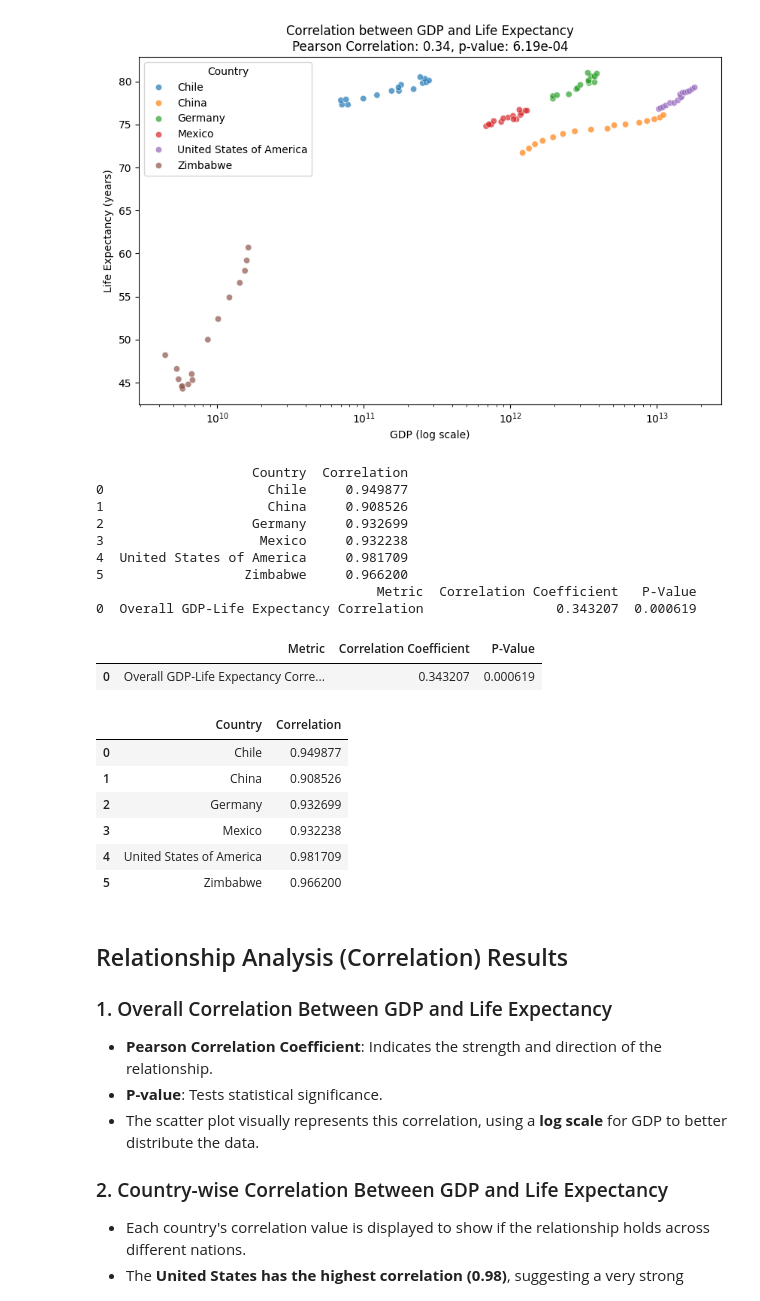
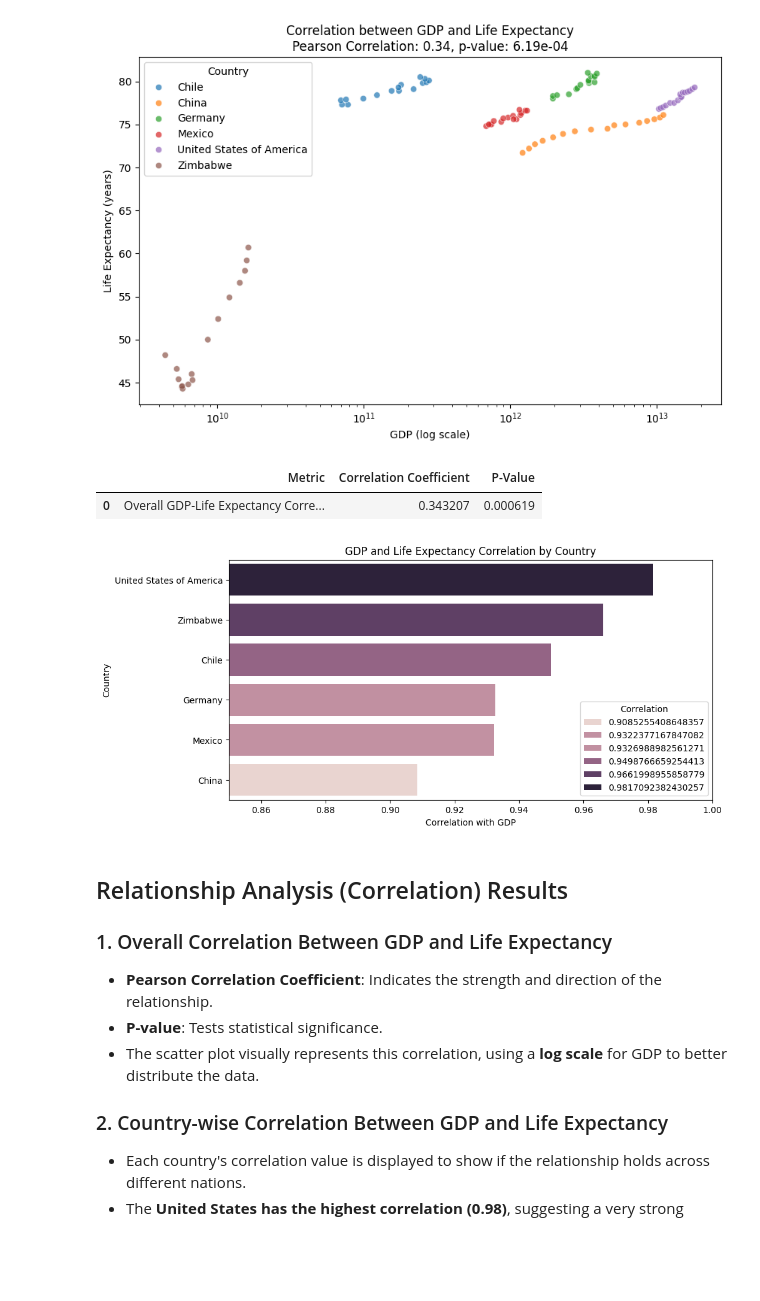
Before and after one commit to KokiriKaleb/life_expectancy_and_GDP, a Jupyter notebook: Life-Expectancy-and-GDP-Starter/life_expectancy_gdp.ipynb, the cells around one changed output. Cells and saved outputs as stored; diff of their text form; code cells hidden in the pictures; blank space fills up the shorter version.

```diff
--- a/Life-Expectancy-and-GDP-Starter/life_expectancy_gdp.ipynb
+++ b/Life-Expectancy-and-GDP-Starter/life_expectancy_gdp.ipynb
@@ -223,34 +250,25 @@ correlation_results = pd.DataFrame({
     "Correlation Coefficient": [correlation],
     "P-Value": [p_value]
 })
-# Show results
-print(country_correlation)
-print(correlation_results)
-# %% [output]
-                    Country  Correlation
-0                     Chile     0.949877
-1                     China     0.908526
-2                   Germany     0.932699
-3                    Mexico     0.932238
-4  United States of America     0.981709
-5                  Zimbabwe     0.966200
-                                    Metric  Correlation Coefficient   P-Value
-0  Overall GDP-Life Expectancy Correlation                 0.343207  0.000619
 # %%
 correlation_results
 # %% [output]
 |  | Metric | Correlation Coefficient | P-Value |
 | 0 | Overall GDP-Life Expectancy Corre... | 0.343207 | 0.000619 |
-# %%
-country_correlation
-# %% [output]
-|  | Country | Correlation |
-| 0 | Chile | 0.949877 |
-| 1 | China | 0.908526 |
-| 2 | Germany | 0.932699 |
-| 3 | Mexico | 0.932238 |
-| 4 | United States of America | 0.981709 |
-| 5 | Zimbabwe | 0.966200 |
+# %%
+# Sort for better visualization
+country_correlation = country_correlation.sort_values(by="Correlation", ascending=False)
+
+# Create bar chart
+plt.figure(figsize=(10, 5))
+sns.barplot(x="Correlation", y="Country", data=country_correlation, hue="Correlation")
+plt.xlabel("Correlation with GDP")
+plt.title("GDP and Life Expectancy Correlation by Country")
+plt.xlim(0.85, 1.0)  # Adjust scale to focus on differences
+plt.savefig('GDP_and_Life_Expectancy_Correlation_by_Country')
+plt.show()
+# %% [output]
+[figure, added]
 # %% [markdown]
 ## Relationship Analysis (Correlation) Results
 
```
Also changed, not shown: parts of 12 cells of this notebook, 11 other files.
